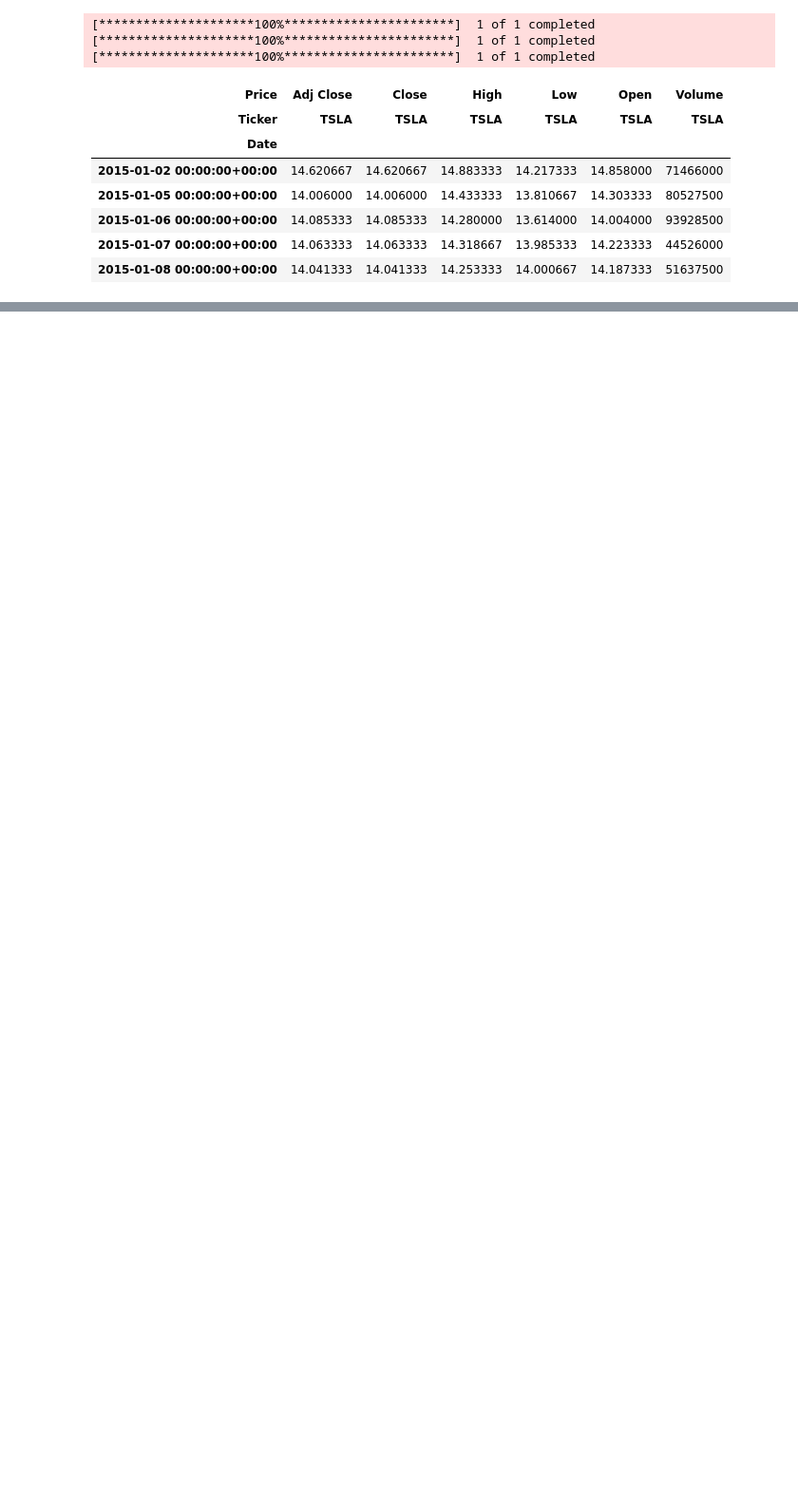
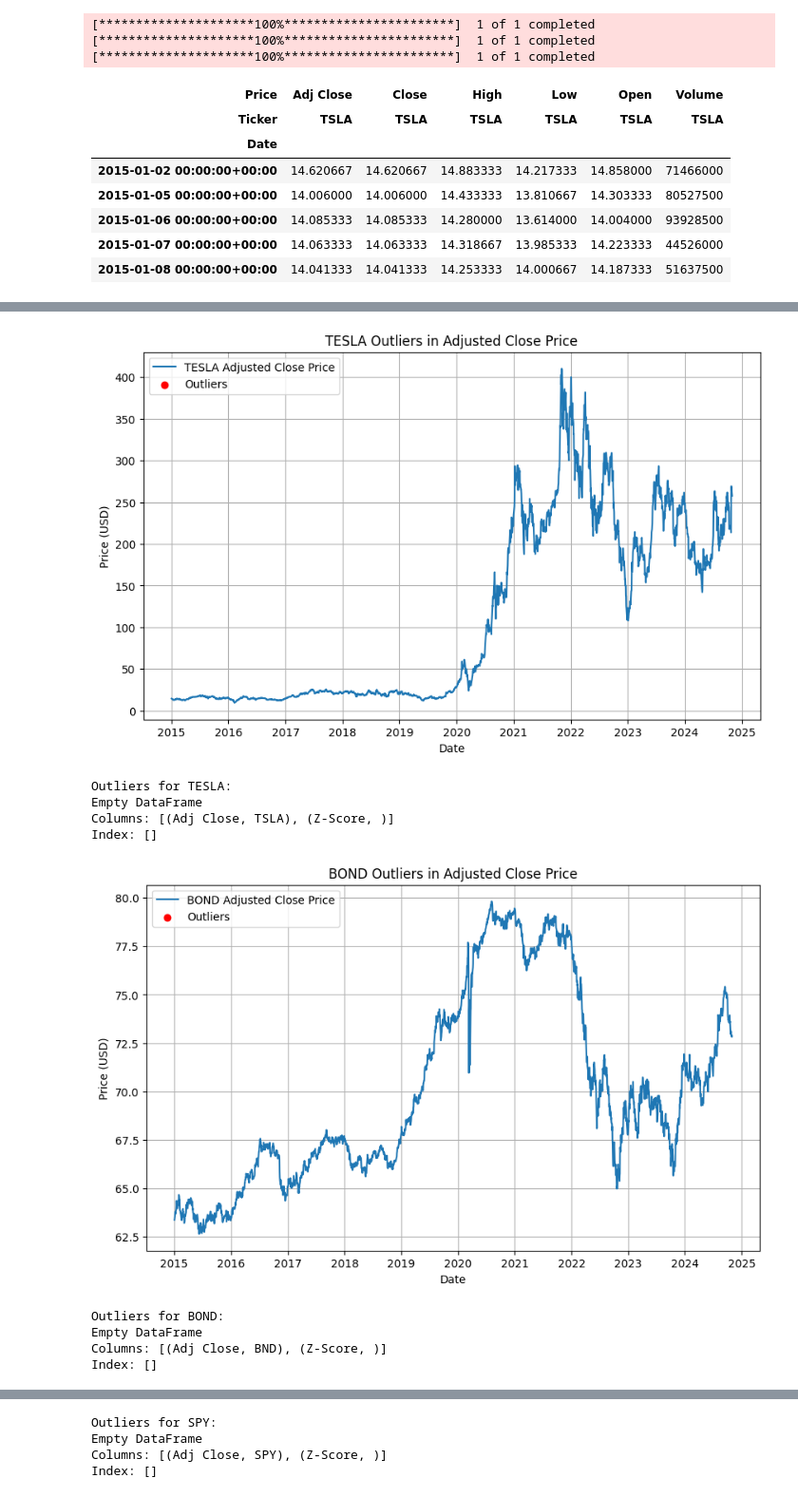
Before and after one commit to amannnnnyyyy/Finance-Forecast-Portfolio-Optimizer, a Jupyter notebook: notebooks/portfoliomgt.ipynb, the cells around one changed output, grey strips where cells are left out. Shown at 95% size. Drawn from its saved outputs; the diff is of its cells as text; code cells hidden in the pictures; blank space fills up the shorter version.

```diff
--- a/notebooks/portfoliomgt.ipynb
+++ b/notebooks/portfoliomgt.ipynb
@@ -77,0 +132,36 @@ plt.show()
+# %%
+from scipy.stats import zscore
+
+# Detect outliers using Z-score
+for asset, data in all_data.items():
+    data['Z-Score'] = zscore(data['Adj Close'])
+
+    # Define outliers as values with Z-score > 3 or < -3
+    outliers = data[data['Z-Score'].abs() > 3]
+
+    # Plot Adjusted Close Price with outliers
+    plt.figure(figsize=(10, 6))
+    plt.plot(data['Adj Close'], label=f'{asset.upper()} Adjusted Close Price')
+    plt.scatter(outliers.index, outliers['Adj Close'], color='red', label='Outliers', zorder=5)
+    plt.title(f'{asset.upper()} Outliers in Adjusted Close Price')
+    plt.xlabel('Date')
+    plt.ylabel('Price (USD)')
+    plt.legend()
+    plt.grid(True)
+    plt.show()
+
+    # Print outliers' dates and values
+    print(f"Outliers for {asset.upper()}:")
+    print(outliers[['Adj Close', 'Z-Score']])
+    print("\n")
+# %% [output]
+[figure, added]
+Outliers for TESLA:
+Empty DataFrame
+Columns: [(Adj Close, TSLA), (Z-Score, )]
+Index: []
+[figure, added]
+Outliers for BOND:
+Empty DataFrame
+Columns: [(Adj Close, BND), (Z-Score, )]
+Index: []
@@ -77,0 +169,4 @@ plt.show()
+Outliers for SPY:
+Empty DataFrame
+Columns: [(Adj Close, SPY), (Z-Score, )]
+Index: []
```
Also changed, not shown: parts of 26 cells of this notebook.
